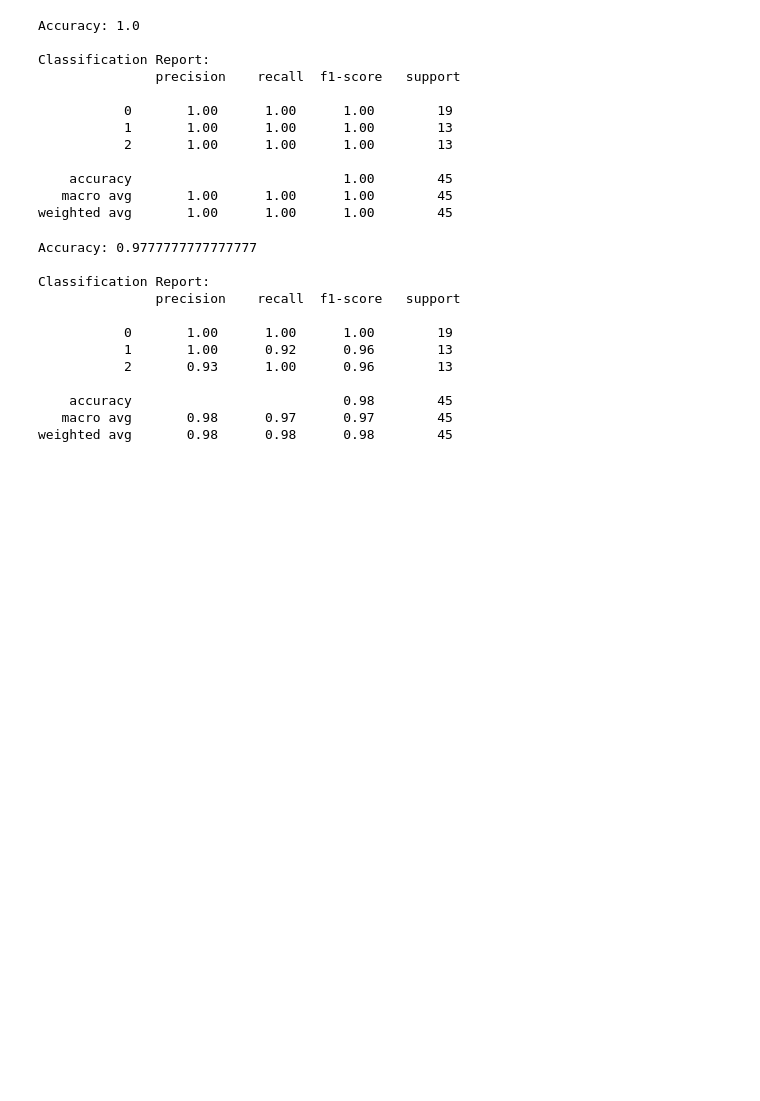
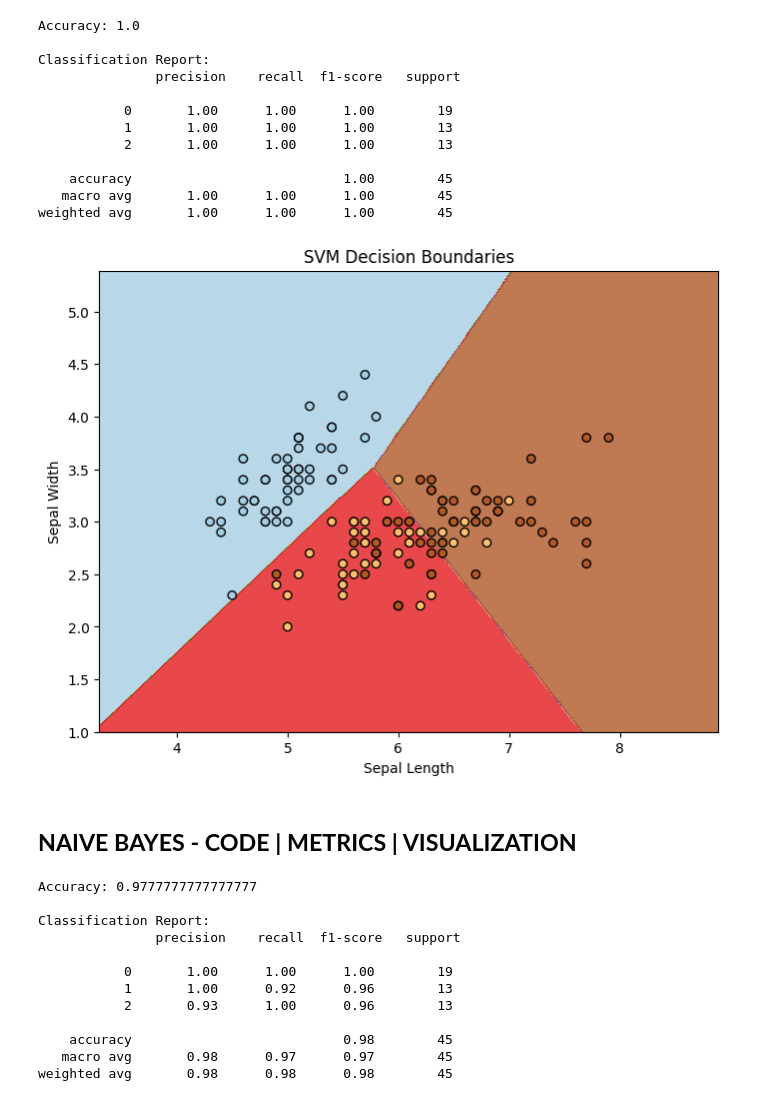
Before and after one commit to kanizmadix/Learner-Project, a Jupyter notebook: Class_DS_1.ipynb, the cells around one changed output. Saved outputs shown, nothing was run; the diff lists cells and outputs as text; code cells hidden in the pictures; blank space fills up the shorter version.

```diff
--- a/Class_DS_1.ipynb
+++ b/Class_DS_1.ipynb
@@ -62,6 +66,46 @@ Classification Report:
     accuracy                           1.00        45
    macro avg       1.00      1.00      1.00        45
 weighted avg       1.00      1.00      1.00        45
+# %%
+import numpy as np
+import matplotlib.pyplot as plt
+from sklearn import datasets
+from sklearn.model_selection import train_test_split
+from sklearn.svm import SVC
+
+# Load the Iris dataset and select two features for simplicity
+iris = datasets.load_iris()
+X = iris.data[:, :2]  # Use the first two features
+y = iris.target
+
+# Split the dataset into training and testing
+X_train, X_test, y_train, y_test = train_test_split(X, y, test_size=0.3, random_state=42)
+
+# Train an SVM classifier
+model = SVC(kernel='linear', C=1)
+model.fit(X_train, y_train)
+
+# Create a mesh grid for plotting
+x_min, x_max = X[:, 0].min() - 1, X[:, 0].max() + 1
+y_min, y_max = X[:, 1].min() - 1, X[:, 1].max() + 1
+xx, yy = np.meshgrid(np.arange(x_min, x_max, 0.01), np.arange(y_min, y_max, 0.01))
+
+# Predict the mesh grid points
+Z = model.predict(np.c_[xx.ravel(), yy.ravel()])
+Z = Z.reshape(xx.shape)
+
+# Plot the decision boundaries and data points
+plt.figure(figsize=(8, 6))
+plt.contourf(xx, yy, Z, alpha=0.8, cmap=plt.cm.Paired)
+plt.scatter(X[:, 0], X[:, 1], c=y, edgecolor='k', cmap=plt.cm.Paired)
+plt.xlabel('Sepal Length')
+plt.ylabel('Sepal Width')
+plt.title('SVM Decision Boundaries')
+plt.show()
+# %% [output]
+[figure, added]
+# %% [markdown]
+## **NAIVE BAYES - CODE | METRICS | VISUALIZATION**
 # %%
 #NAIVE BAYES CODE EXAMPLE
 # Importing libraries
```
Also changed, not shown: parts of 3 cells of this notebook.
